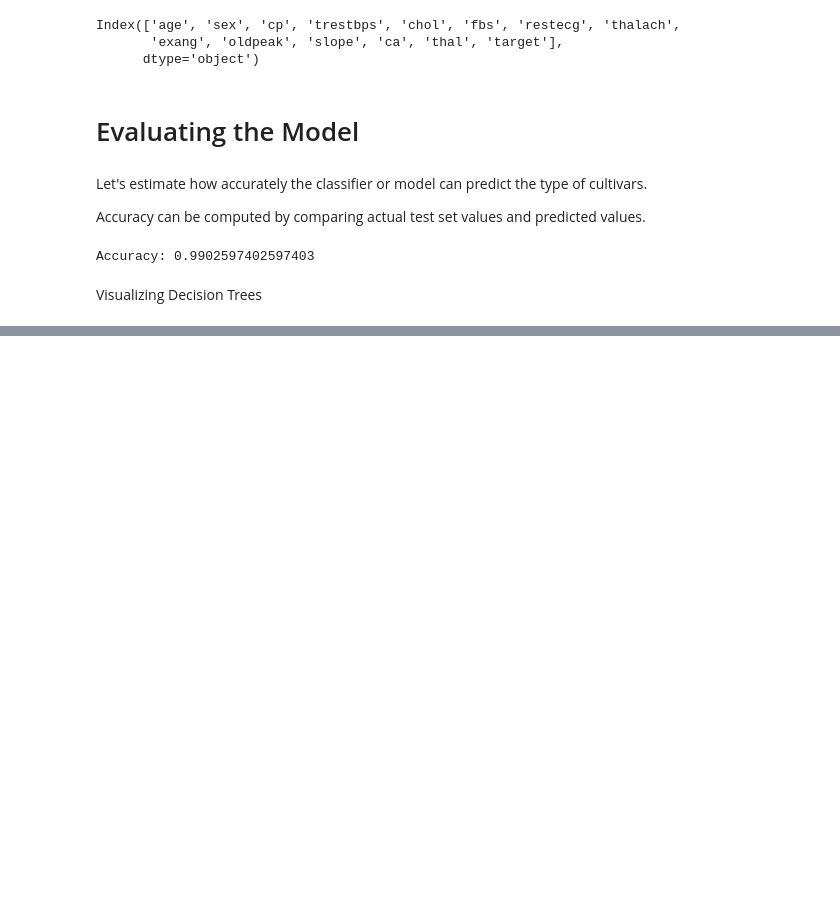
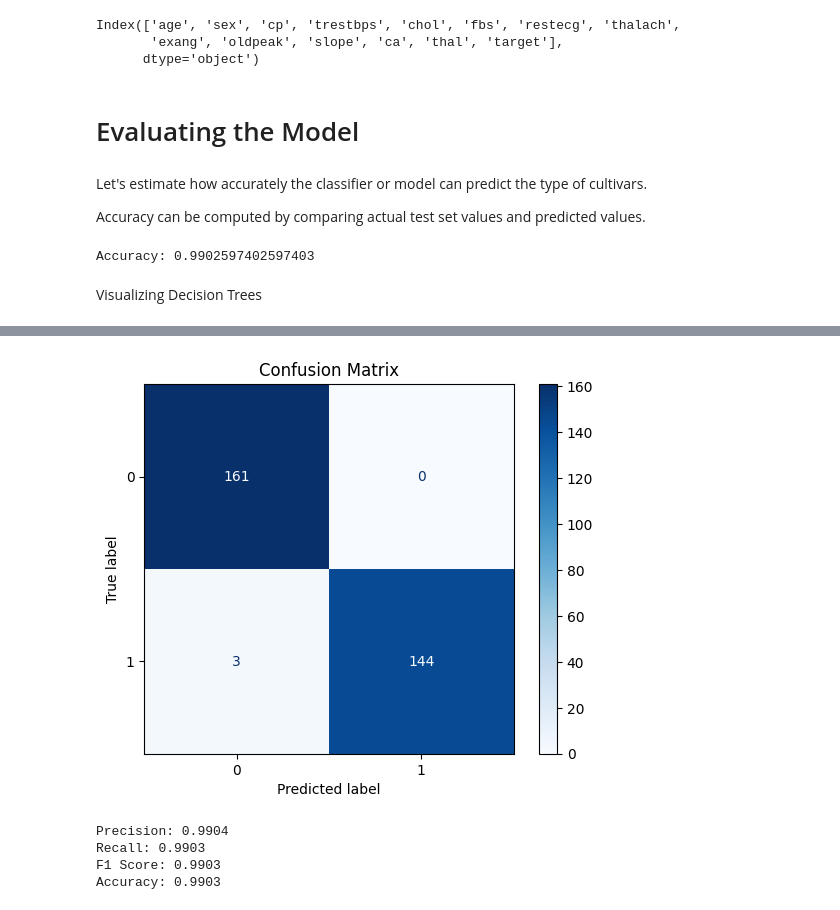
Before and after one commit to zehranurr/DataScience-HeartDisease, a Jupyter notebook: DecisionTree.ipynb, the cells around one changed output, grey strips where cells are left out. Saved outputs shown, nothing was run; the diff lists cells and outputs as text; code cells hidden in the pictures; blank space fills up the shorter version.

```diff
--- a/DecisionTree.ipynb
+++ b/DecisionTree.ipynb
@@ -77,0 +144,40 @@ Accuracy: 0.9902597402597403
+# %%
+evalute_df= pd.read_csv("C:\DataScience_FinalProject\data\heart.csv")
+feature_cols=['age', 'sex', 'cp', 'trestbps', 'chol', 'fbs', 'restecg', 'thalach',
+        'exang', 'oldpeak', 'slope', 'ca', 'thal']
+X = evalute_df[feature_cols]
+y = evalute_df.target
+
+
+X_train, X_test, y_train, y_test = train_test_split(X, y, test_size=0.3, random_state=1) # 70% training and 30% test
+
+# Decision Tree modelini oluşturmak ve eğitmek
+classifier = DecisionTreeClassifier().fit(X_train, y_train)
+
+# Confusion matrix hesaplama
+y_pred = classifier.predict(X_test)
+cm = confusion_matrix(y_test, y_pred)
+
+# Confusion matrixi görselleştirmek
+disp = ConfusionMatrixDisplay(confusion_matrix=cm, display_labels=classifier.classes_)
+disp.plot(cmap=plt.cm.Blues, values_format=".0f")
+plt.title("Confusion Matrix")
+plt.show()
+
+# Performans metriklerini hesaplama
+precision = precision_score(y_test, y_pred, average='weighted')
+recall = recall_score(y_test, y_pred, average='weighted')
+f1 = f1_score(y_test, y_pred, average='weighted')
+accuracy = accuracy_score(y_test, y_pred)
+
+# Sonuçları ekrana yazdırma
+print(f"Precision: {precision:.4f}")
+print(f"Recall: {recall:.4f}")
+print(f"F1 Score: {f1:.4f}")
+print(f"Accuracy: {accuracy:.4f}")
+# %% [output]
+[figure, added]
+Precision: 0.9904
+Recall: 0.9903
+F1 Score: 0.9903
+Accuracy: 0.9903
```
Also changed, not shown: parts of 13 cells of this notebook, 2 other files.
